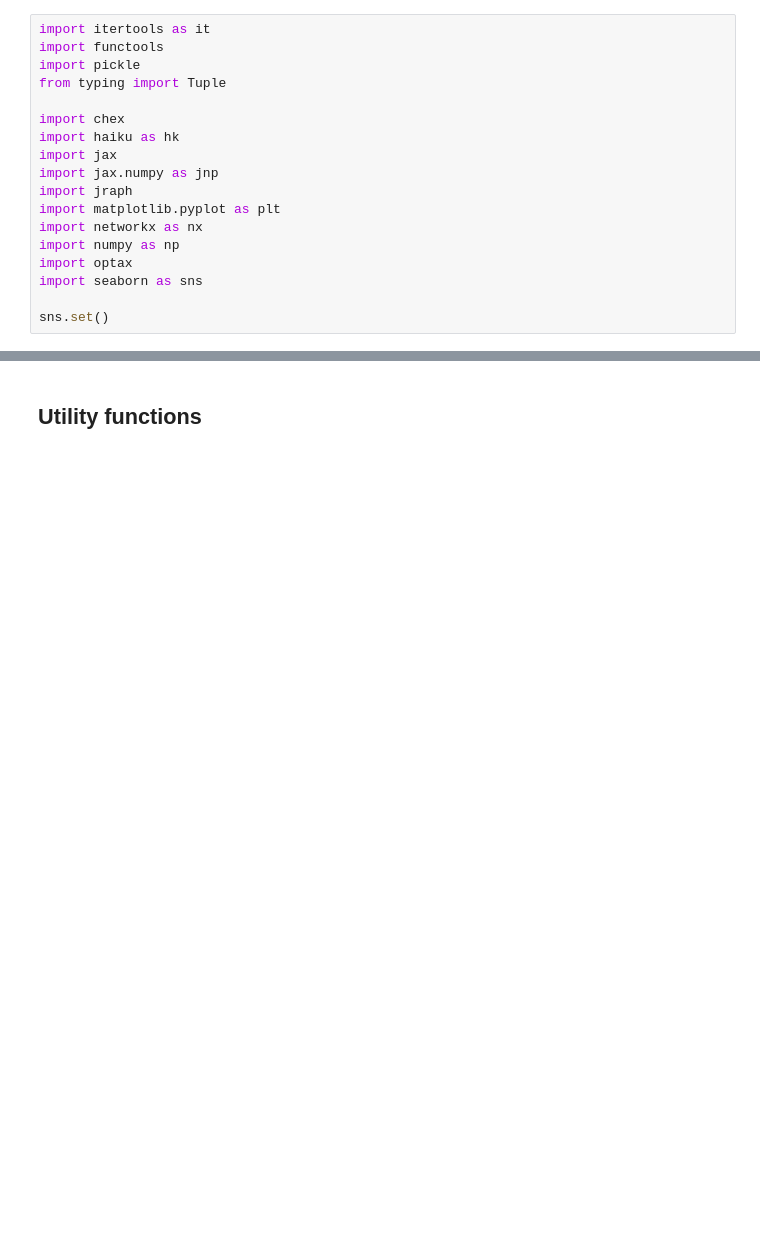
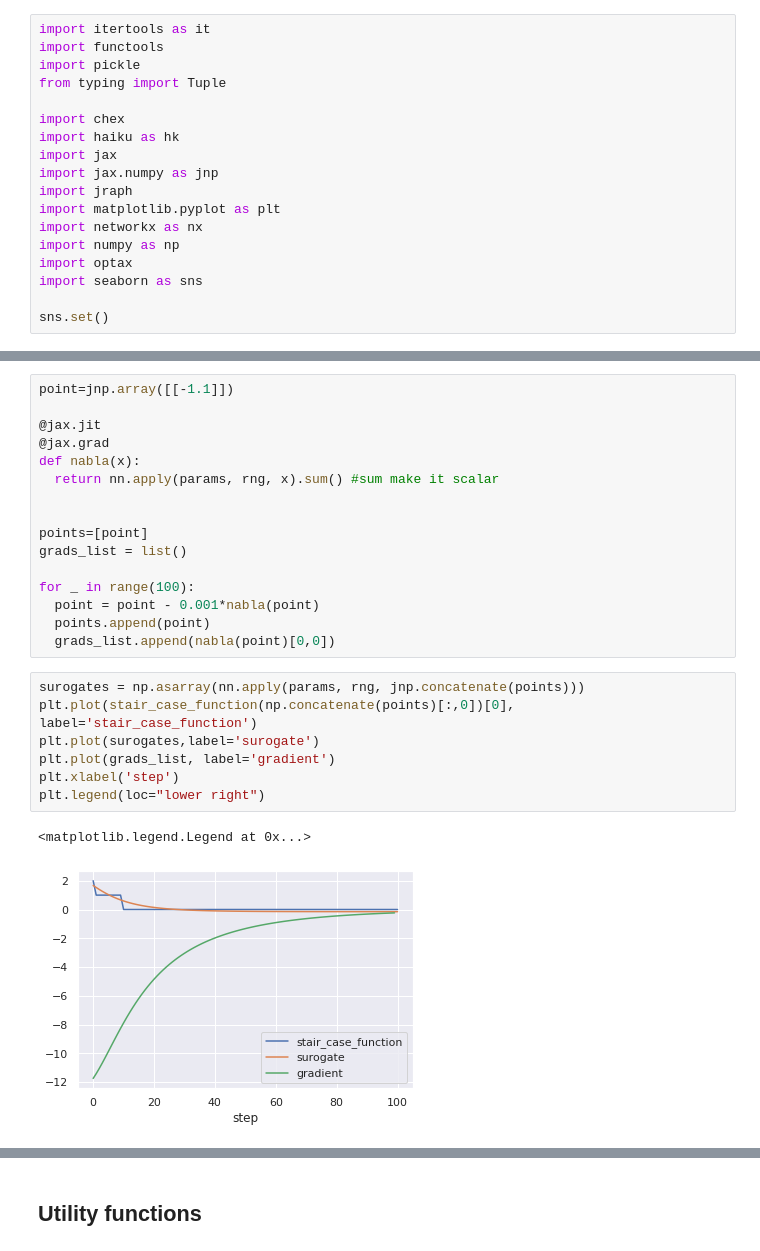
Before and after one commit to krzysztofrusek/net2vec, a Jupyter notebook: jupyter_notebooks/routing_by_backprop_demo.ipynb, the cells around one changed output, grey strips where cells are left out. Saved outputs shown, nothing was run; the diff lists cells and outputs as text; blank space fills up the shorter version.

```diff
--- a/jupyter_notebooks/routing_by_backprop_demo.ipynb
+++ b/jupyter_notebooks/routing_by_backprop_demo.ipynb
@@ -116,0 +163,26 @@ plt.legend(ncol=3)
+# %%
+point=jnp.array([[-1.1]])
+
+@jax.jit
+@jax.grad
+def nabla(x):
+  return nn.apply(params, rng, x).sum() #sum make it scalar
+
+
+points=[point]
+grads_list = list()
+
+for _ in range(100):
+  point = point - 0.001*nabla(point)
+  points.append(point)
+  grads_list.append(nabla(point)[0,0])
+# %%
+surogates = np.asarray(nn.apply(params, rng, jnp.concatenate(points)))
+plt.plot(stair_case_function(np.concatenate(points)[:,0])[0], label='stair_case_function')
+plt.plot(surogates,label='surogate')
+plt.plot(grads_list, label='gradient')
+plt.xlabel('step')
+plt.legend(loc="lower right")
+# %% [output]
+<matplotlib.legend.Legend at 0x...>
+[figure, added]
```
Also changed, not shown: parts of 32 cells of this notebook.
